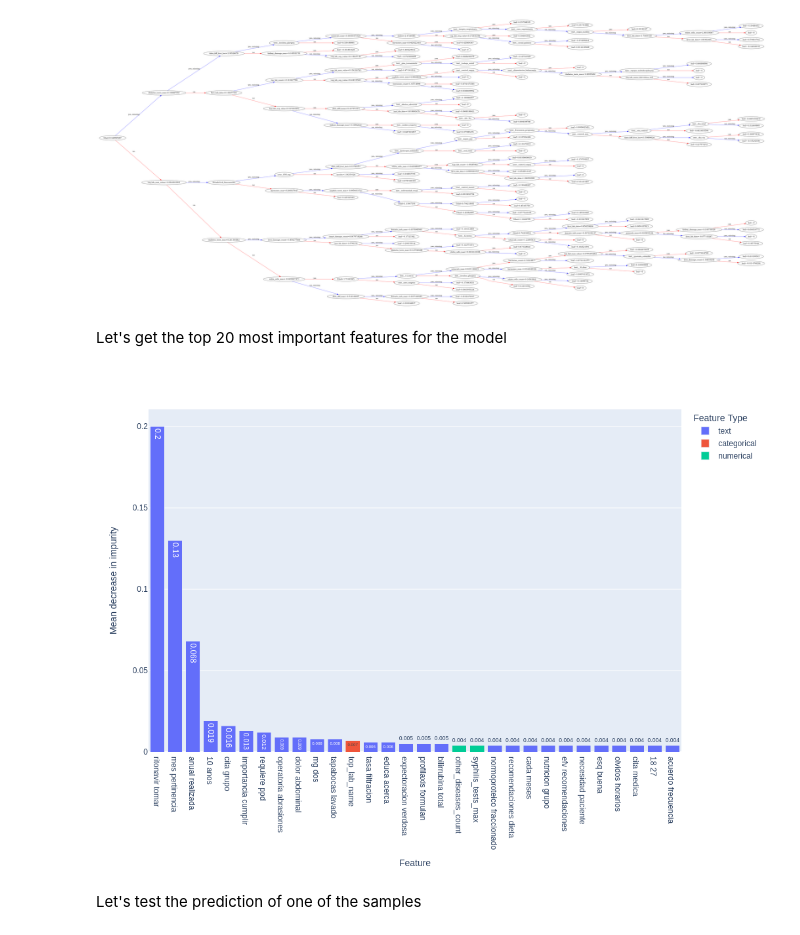
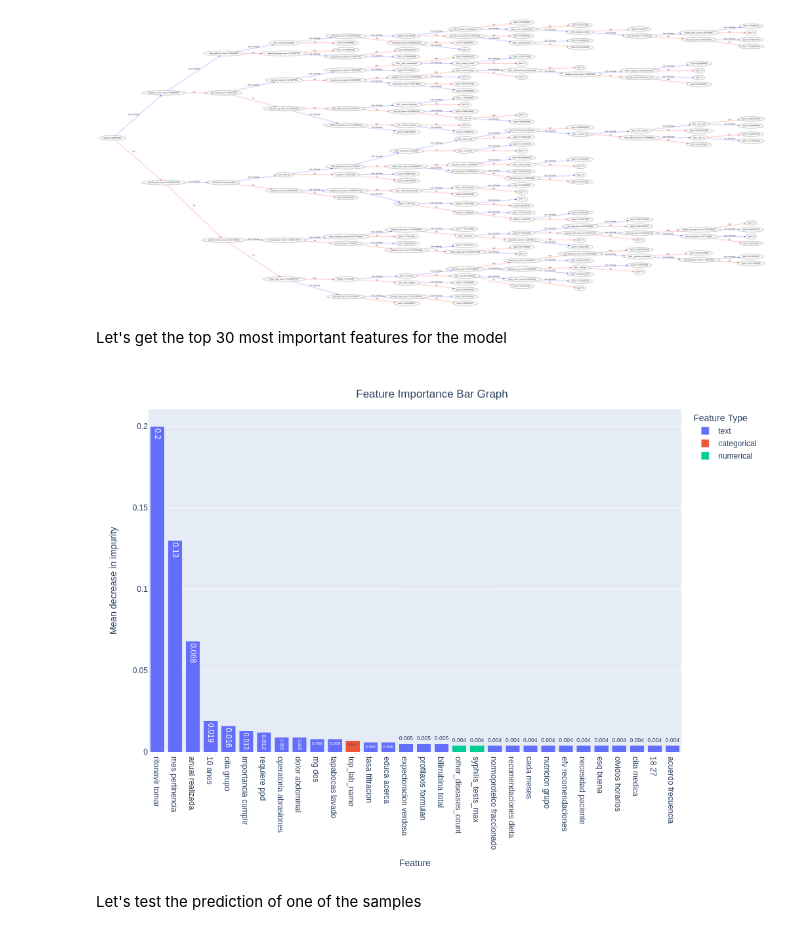
Before and after one commit to JuanGomez12/DataScience4AllProject, a Jupyter notebook: scripts/train_ml.ipynb, the cells around one changed output. Saved outputs shown, nothing was run; the diff lists cells and outputs as text; code cells hidden in the pictures.

```diff
--- a/scripts/train_ml.ipynb
+++ b/scripts/train_ml.ipynb
@@ -544,7 +554,7 @@ fig.savefig(str(figure_save_path / f"xgb_tree.png"), dpi=fig.dpi, transparent=Tr
 findfont: Font family ['normal'] not found. Falling back to DejaVu Sans.
 [figure]
 # %% [markdown]
-Let's get the top 20 most important features for the model
+Let's get the top 30 most important features for the model
 # %%
 importances_dict = dict(
     zip(
@@ -561,35 +571,45 @@ for feature in categorical_features:
         if "categorical__" in key:
             if key[key.find("__") + 2 :].startswith(feature):
                 feature_total_importance += importances_dict[key]
                 del importances_dict[key]
     importances_dict[f"categorical__{feature}"] = feature_total_importance
 
 importance_data = sorted(
     list(importances_dict.items()), key=lambda tpl: tpl[1], reverse=True
 )
 importance_data = importance_data[0:30]
 
 feat_type = [val[0][: val[0].find("__")] for val in importance_data]
 
 
 fig = px.bar(
     x=[val[0].split("__")[1] for val in importance_data],
     y=[round(val[1], 3) for val in importance_data],
     color=feat_type,
     text_auto=True,
     labels={"color": "Feature Type"},
 )
-fig.update_layout(barmode="stack", xaxis={"categoryorder": "total descending"})
+
+fig.update_layout(
+    barmode="stack",
+    xaxis={"categoryorder": "total descending"},
+    title={
+            'text': "Feature Importance Bar Graph",
+            # 'y':0.9,
+            'x':0.5,
+            'xanchor': 'center',
+            'yanchor': 'top'},
+            )
 fig.update_xaxes(title_text="Feature")
 fig.update_yaxes(title_text="Mean decrease in impurity")
 fig.show()
 fig.update_layout(
     paper_bgcolor='rgba(0,0,0,0)',
     # plot_bgcolor='rgba(0,0,0,0)',
             )
 fig.write_image(str(figure_save_path / 'feature_importance.png'), width=1024, height=768, scale=2)
 # %% [output]
-[figure, old version]
+[figure, new version]
 # %% [markdown]
 Let's test the prediction of one of the samples
 # %%
```
Also changed, not shown: parts of 9 cells of this notebook.
